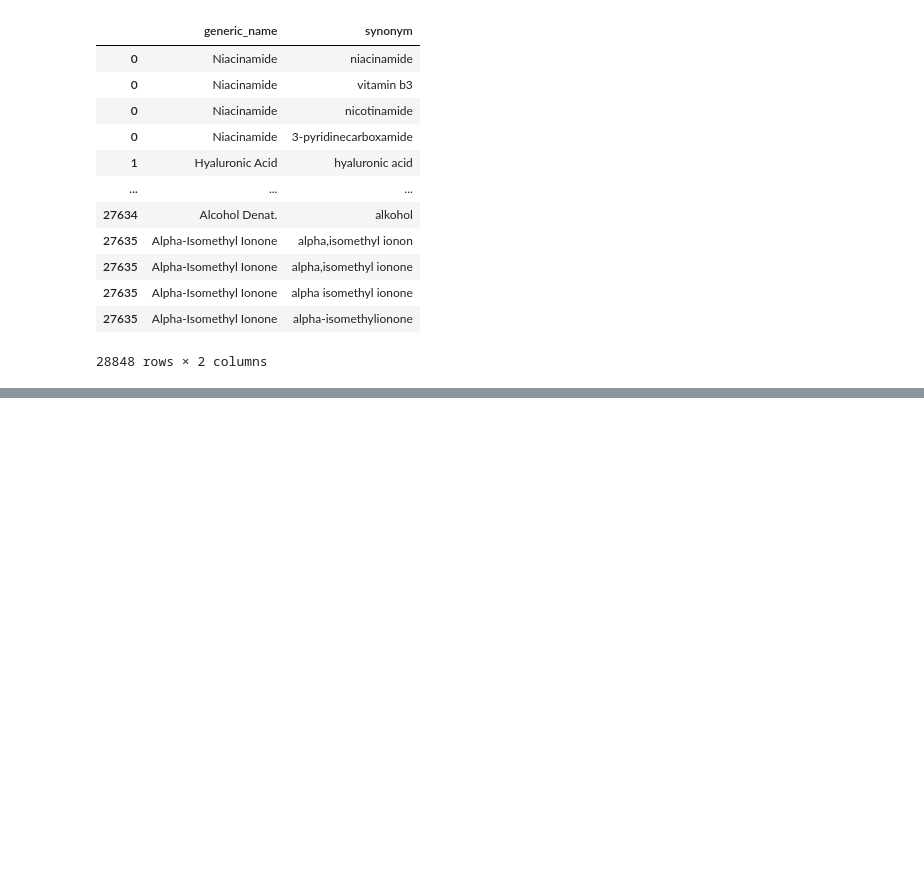
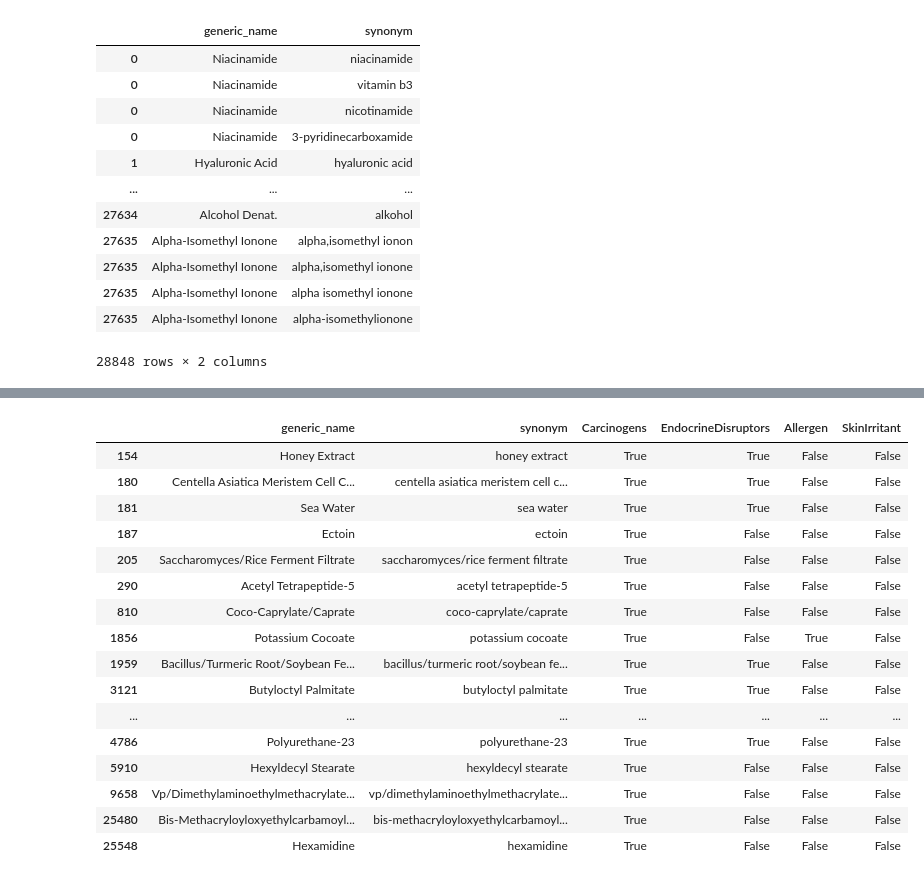
Before and after one commit to nikolastankovski/mlprojectt2, a Jupyter notebook: python scripts/Load_and_clean_dataset_Ingredients.ipynb, the cells around one changed output, grey strips where cells are left out. Drawn from its saved outputs; the diff is of its cells as text; code cells hidden in the pictures; blank space fills up the shorter version.

```diff
--- a/python scripts/Load_and_clean_dataset_Ingredients.ipynb
+++ b/python scripts/Load_and_clean_dataset_Ingredients.ipynb
@@ -112,0 +174,20 @@ Index: []
+# %%
+display(df_ingredients[df_ingredients['Carcinogens'] == True])
+# %% [output]
+|  | generic_name | synonym | Carcinogens | EndocrineDisruptors | Allergen | SkinIrritant |
+| 154 | Honey Extract | honey extract | True | True | False | False |
+| 180 | Centella Asiatica Meristem Cell C... | centella asiatica meristem cell c... | True | True | False | False |
+| 181 | Sea Water | sea water | True | True | False | False |
+| 187 | Ectoin | ectoin | True | False | False | False |
+| 205 | Saccharomyces/Rice Ferment Filtrate | saccharomyces/rice ferment filtrate | True | False | False | False |
+| 290 | Acetyl Tetrapeptide-5 | acetyl tetrapeptide-5 | True | False | False | False |
+| 810 | Coco-Caprylate/Caprate | coco-caprylate/caprate | True | False | False | False |
+| 1856 | Potassium Cocoate | potassium cocoate | True | False | True | False |
+| 1959 | Bacillus/Turmeric Root/Soybean Fe... | bacillus/turmeric root/soybean fe... | True | True | False | False |
+| 3121 | Butyloctyl Palmitate | butyloctyl palmitate | True | True | False | False |
+| ... | ... | ... | ... | ... | ... | ... |
+| 4786 | Polyurethane-23 | polyurethane-23 | True | True | False | False |
+| 5910 | Hexyldecyl Stearate | hexyldecyl stearate | True | False | False | False |
+| 9658 | Vp/Dimethylaminoethylmethacrylate... | vp/dimethylaminoethylmethacrylate... | True | False | False | False |
+| 25480 | Bis-Methacryloyloxyethylcarbamoyl... | bis-methacryloyloxyethylcarbamoyl... | True | False | False | False |
+| 25548 | Hexamidine | hexamidine | True | False | False | False |
```
Also changed, not shown: parts of 12 cells of this notebook.
